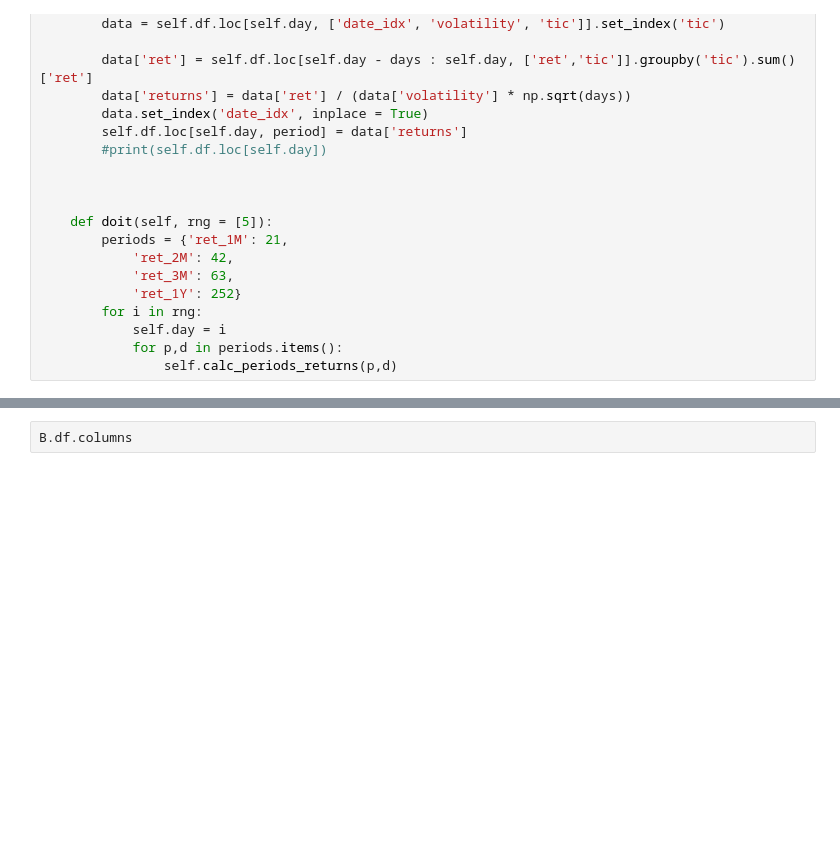
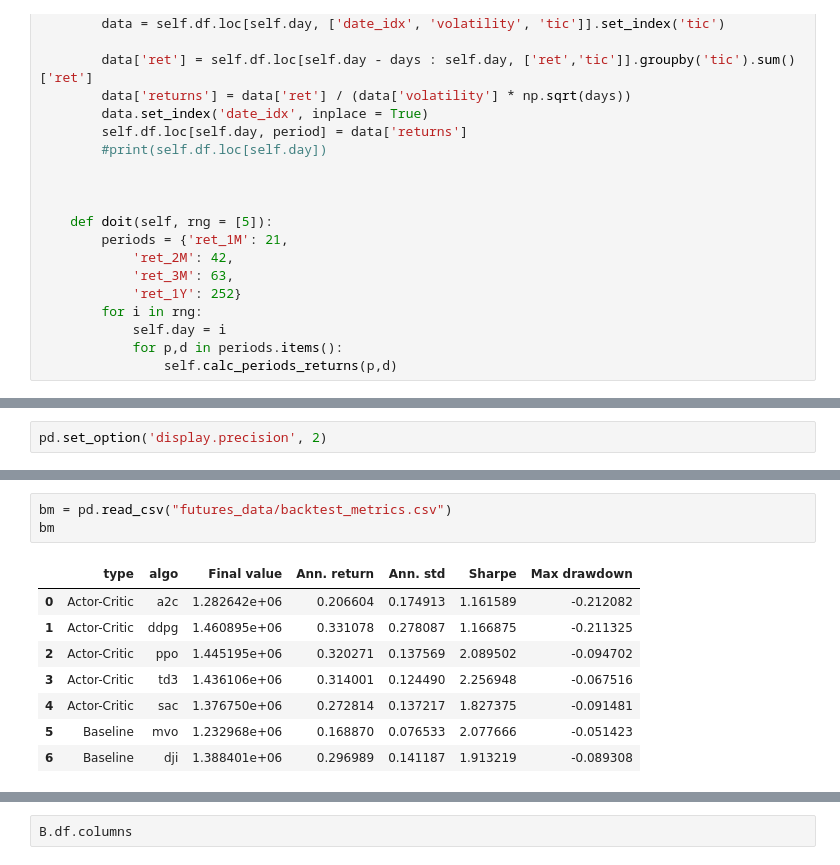
Before and after one commit to talverber/FinRL_Futures_V2, a Jupyter notebook: Futures.ipynb, the cells around one changed output, grey strips where cells are left out. Cells and saved outputs as stored; diff of their text form; blank space fills up the shorter version.

```diff
--- a/Futures.ipynb
+++ b/Futures.ipynb
@@ -181,6 +181,8 @@ class bla:
             #for p,d in self.periods.items():
             upd = self.calc_periods_returns()
             self.data.loc[:,self.periods] = upd.loc[self.day]
+# %%
+pd.set_option('display.precision', 2)
 # %%
 B = bla()
 B.df
@@ -186,0 +288,12 @@ B.df
+# %%
+bm = pd.read_csv("futures_data/backtest_metrics.csv")
+bm
+# %% [output]
+|  | type | algo | Final value | Ann. return | Ann. std | Sharpe | Max drawdown |
+| 0 | Actor-Critic | a2c | 1.282642e+06 | 0.206604 | 0.174913 | 1.161589 | -0.212082 |
+| 1 | Actor-Critic | ddpg | 1.460895e+06 | 0.331078 | 0.278087 | 1.166875 | -0.211325 |
+| 2 | Actor-Critic | ppo | 1.445195e+06 | 0.320271 | 0.137569 | 2.089502 | -0.094702 |
+| 3 | Actor-Critic | td3 | 1.436106e+06 | 0.314001 | 0.124490 | 2.256948 | -0.067516 |
+| 4 | Actor-Critic | sac | 1.376750e+06 | 0.272814 | 0.137217 | 1.827375 | -0.091481 |
+| 5 | Baseline | mvo | 1.232968e+06 | 0.168870 | 0.076533 | 2.077666 | -0.051423 |
+| 6 | Baseline | dji | 1.388401e+06 | 0.296989 | 0.141187 | 1.913219 | -0.089308 |
```
Also changed, not shown: parts of 30 cells of this notebook, 1 other file.
